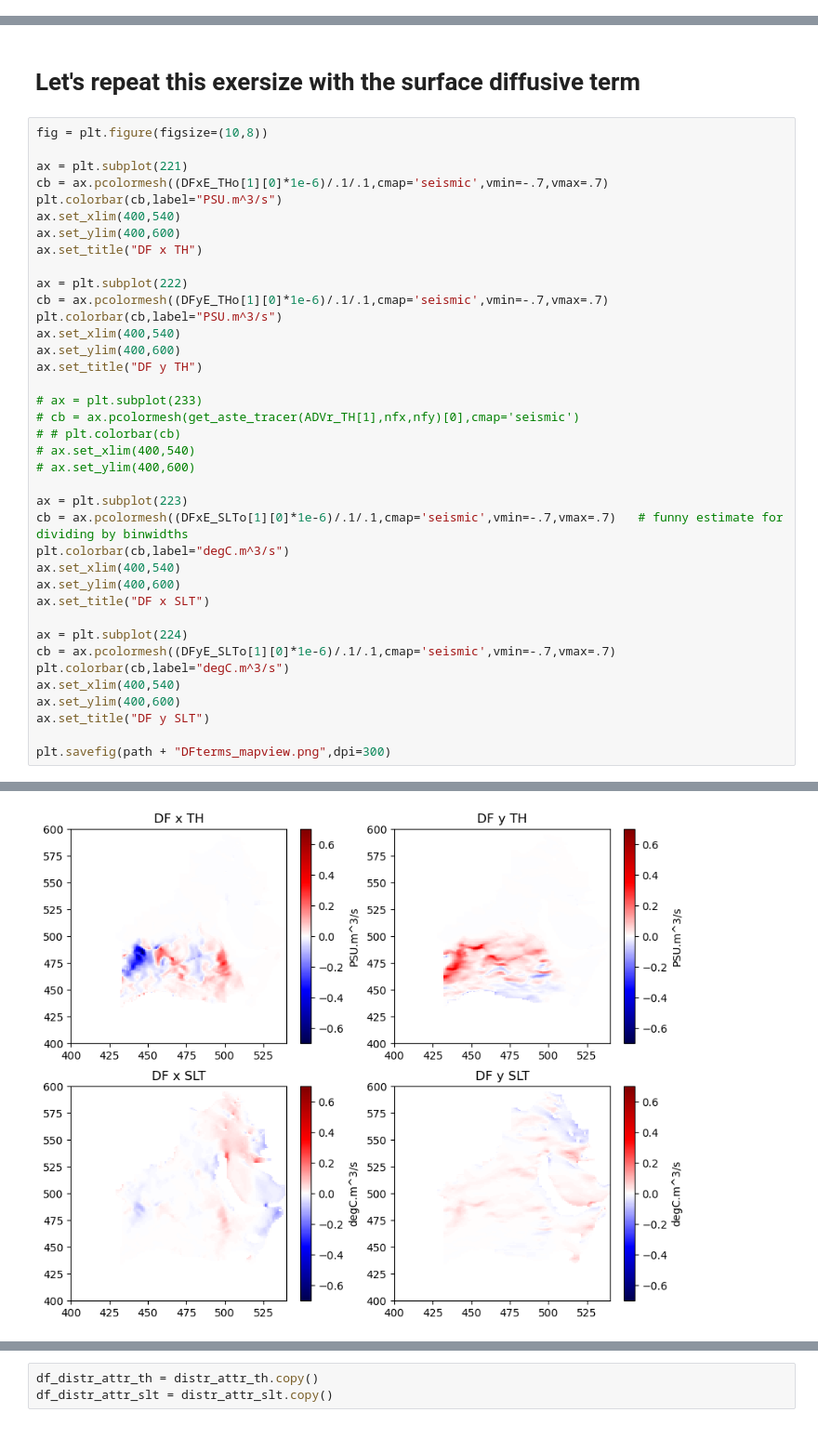
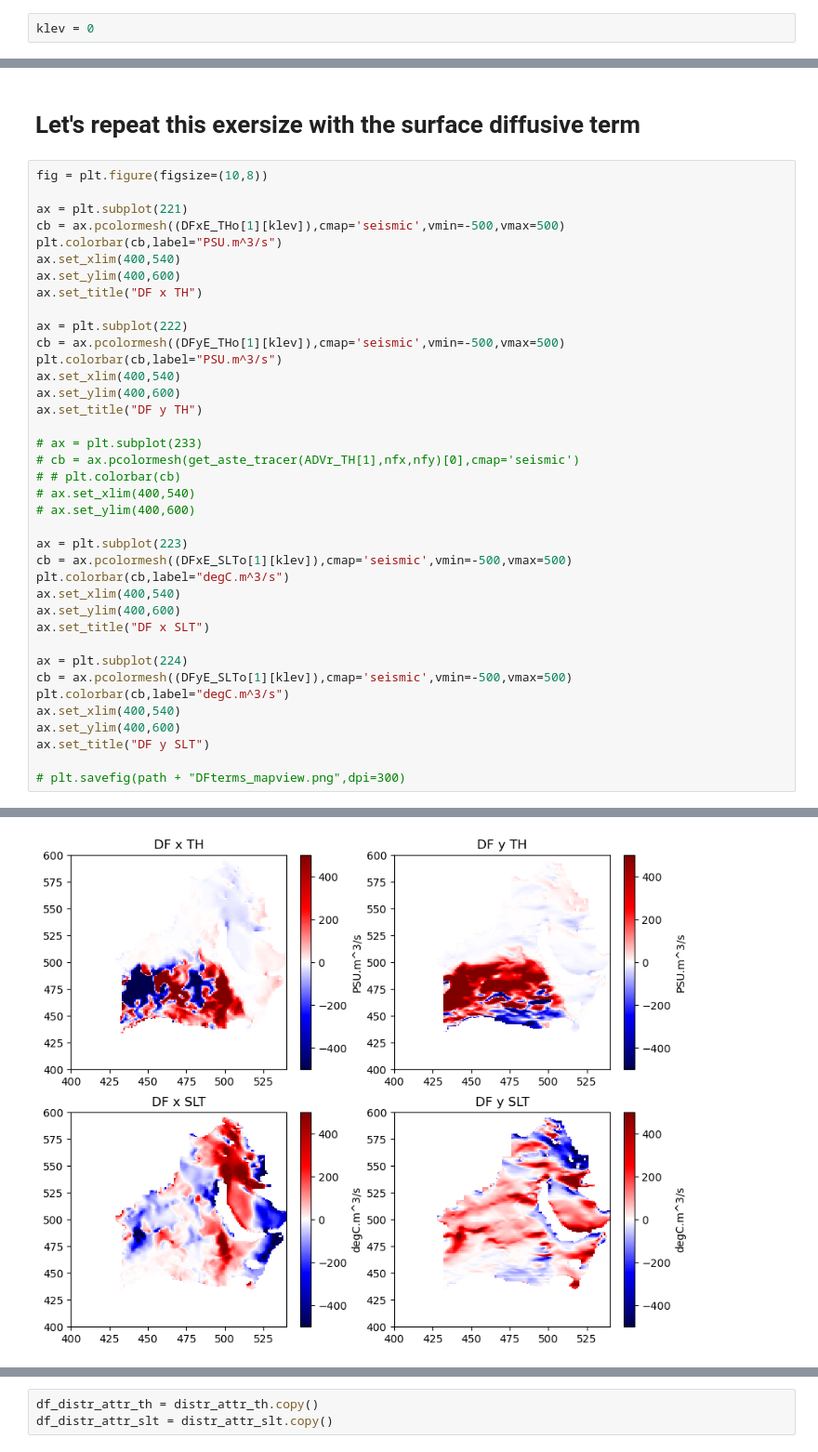
Before and after one commit to margaretmurakami/crios_backups, a Jupyter notebook: ASTE_270/Pemberton/Tendencies/check_adv_surface.ipynb, the cells around one changed output, grey strips where cells are left out. Shown at 93% size. Cells and saved outputs as stored; diff of their text form.

```diff
--- a/ASTE_270/Pemberton/Tendencies/check_adv_surface.ipynb
+++ b/ASTE_270/Pemberton/Tendencies/check_adv_surface.ipynb
@@ -52,6 +52,8 @@ RAC3d.shape
 (50, 1350, 270)
 # %%
 path = "/home/mmurakami/crios_backups/ASTE_270/offline_binning/sample_images/"
+# %%
+klev = 0
 # %%
 
 # read one basin or whole ASTE
@@ -562,14 +626,14 @@ adv_distr_attr_slt = distr_attr_slt.copy()
 fig = plt.figure(figsize=(10,8))
 
 ax = plt.subplot(221)
-cb = ax.pcolormesh((DFxE_THo[1][0]*1e-6)/.1/.1,cmap='seismic',vmin=-.7,vmax=.7)
+cb = ax.pcolormesh((DFxE_THo[1][klev]),cmap='seismic',vmin=-500,vmax=500)
 plt.colorbar(cb,label="PSU.m^3/s")
 ax.set_xlim(400,540)
 ax.set_ylim(400,600)
 ax.set_title("DF x TH")
 
 ax = plt.subplot(222)
-cb = ax.pcolormesh((DFyE_THo[1][0]*1e-6)/.1/.1,cmap='seismic',vmin=-.7,vmax=.7)
+cb = ax.pcolormesh((DFyE_THo[1][klev]),cmap='seismic',vmin=-500,vmax=500)
 plt.colorbar(cb,label="PSU.m^3/s")
 ax.set_xlim(400,540)
 ax.set_ylim(400,600)
@@ -582,18 +646,18 @@ ax.set_title("DF y TH")
 # ax.set_ylim(400,600)
 
 ax = plt.subplot(223)
-cb = ax.pcolormesh((DFxE_SLTo[1][0]*1e-6)/.1/.1,cmap='seismic',vmin=-.7,vmax=.7)   # funny estimate for dividing by binwidths
+cb = ax.pcolormesh((DFxE_SLTo[1][klev]),cmap='seismic',vmin=-500,vmax=500)
 plt.colorbar(cb,label="degC.m^3/s")
 ax.set_xlim(400,540)
 ax.set_ylim(400,600)
 ax.set_title("DF x SLT")
 
 ax = plt.subplot(224)
-cb = ax.pcolormesh((DFyE_SLTo[1][0]*1e-6)/.1/.1,cmap='seismic',vmin=-.7,vmax=.7)
+cb = ax.pcolormesh((DFyE_SLTo[1][klev]),cmap='seismic',vmin=-500,vmax=500)
 plt.colorbar(cb,label="degC.m^3/s")
 ax.set_xlim(400,540)
 ax.set_ylim(400,600)
 ax.set_title("DF y SLT")
 
-plt.savefig(path + "DFterms_mapview.png",dpi=300)
+# plt.savefig(path + "DFterms_mapview.png",dpi=300)
 # %% [output]
@@ -600,4 +665,4 @@ plt.savefig(path + "DFterms_mapview.png",dpi=300)
-[figure, old version]
+[figure, new version]
 # %%
 # what about vector sum because this is hard to look at:
 fig = plt.figure(figsize=(10,4))
```
Also changed, not shown: parts of 102 cells of this notebook, 12 other files.
